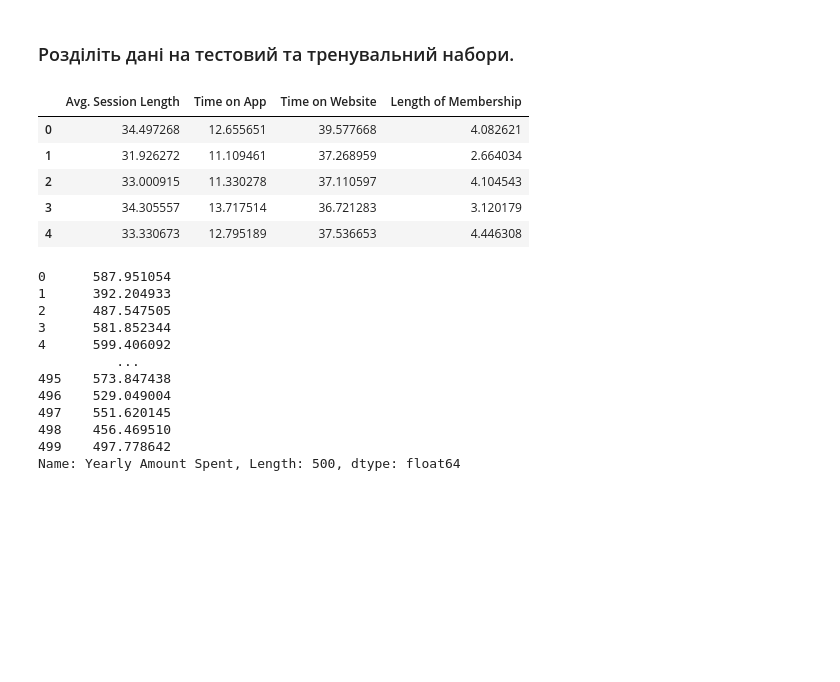
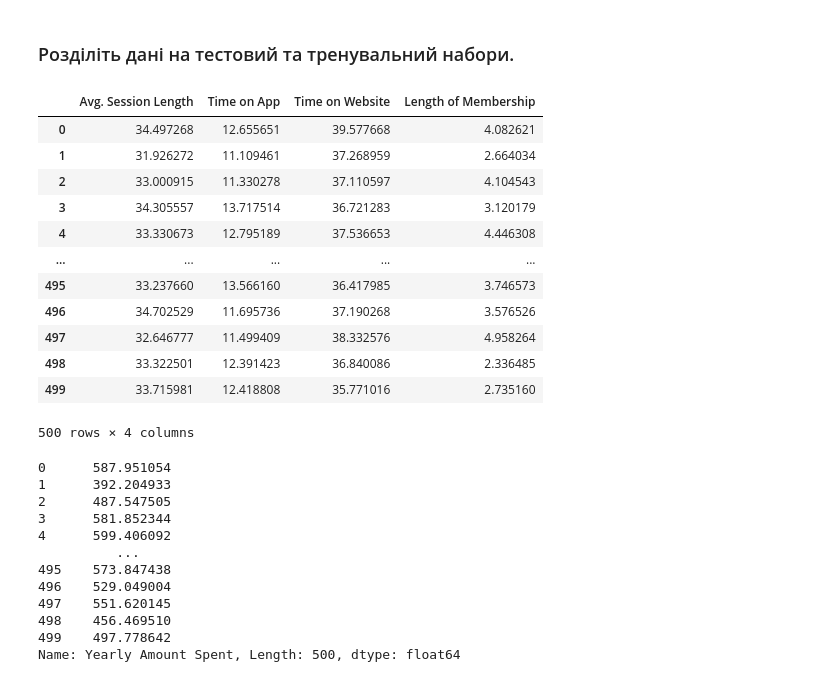
Before and after one commit to 4gn5t/DataInstrumentsPY, a Jupyter notebook: Lab7_Classification_Regression/Lab7.ipynb, the cells around one changed output. Saved outputs shown, nothing was run; the diff lists cells and outputs as text; code cells hidden in the pictures; blank space fills up the shorter version.

```diff
--- a/Lab7_Classification_Regression/Lab7.ipynb
+++ b/Lab7_Classification_Regression/Lab7.ipynb
@@ -722,14 +722,21 @@ df.head()
 # %%
 # ваш код тут
 X = df.drop(['Email', 'Address', 'Avatar', 'Yearly Amount Spent'], axis=1)
-X.head()
+X
 # %% [output]
 |  | Avg. Session Length | Time on App | Time on Website | Length of Membership |
 | 0 | 34.497268 | 12.655651 | 39.577668 | 4.082621 |
 | 1 | 31.926272 | 11.109461 | 37.268959 | 2.664034 |
 | 2 | 33.000915 | 11.330278 | 37.110597 | 4.104543 |
 | 3 | 34.305557 | 13.717514 | 36.721283 | 3.120179 |
 | 4 | 33.330673 | 12.795189 | 37.536653 | 4.446308 |
+| ... | ... | ... | ... | ... |
+| 495 | 33.237660 | 13.566160 | 36.417985 | 3.746573 |
+| 496 | 34.702529 | 11.695736 | 37.190268 | 3.576526 |
+| 497 | 32.646777 | 11.499409 | 38.332576 | 4.958264 |
+| 498 | 33.322501 | 12.391423 | 36.840086 | 2.336485 |
+| 499 | 33.715981 | 12.418808 | 35.771016 | 2.735160 |
+500 rows × 4 columns
 # %%
 y = df['Yearly Amount Spent']
 y
```
Also changed, not shown: parts of 15 cells of this notebook.
